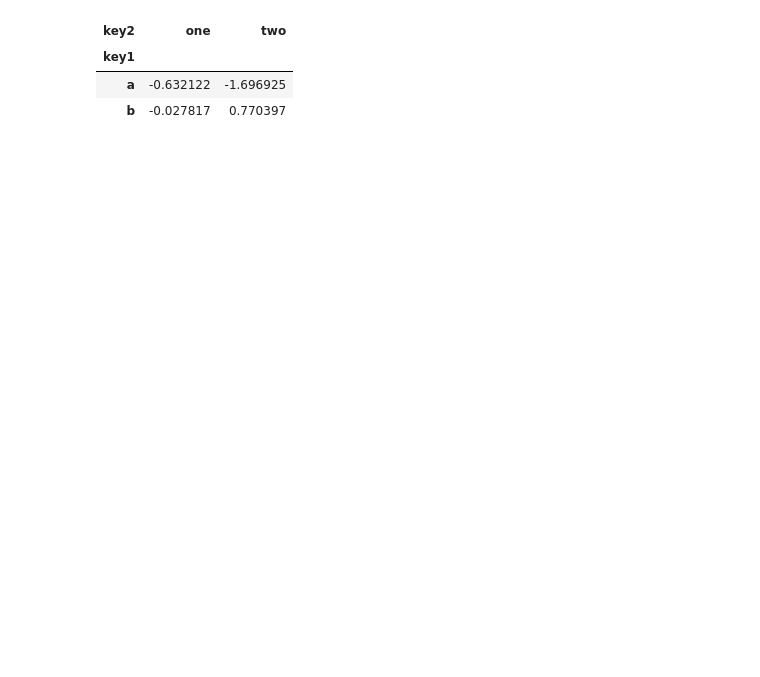
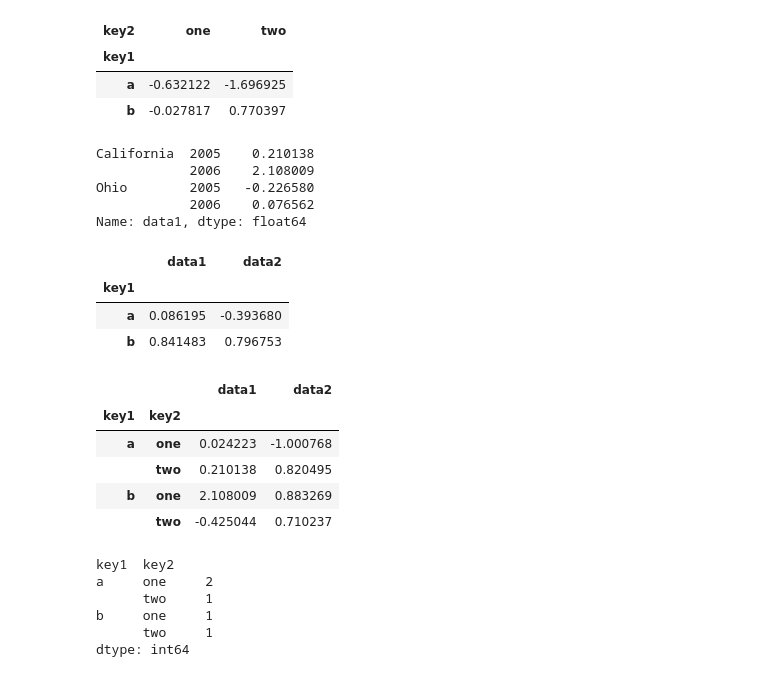
Before and after one commit to mengqi0315/python_for_data_analyst, a Jupyter notebook: My_python_for_data_analyst/char_10_1数据聚合和分组运算.ipynb, the cells around one changed output. Saved outputs shown, nothing was run; the diff lists cells and outputs as text; code cells hidden in the pictures; blank space fills up the shorter version.

Commit message:
xuemq add group by

```diff
--- a/My_python_for_data_analyst/char_10_1数据聚合和分组运算.ipynb
+++ b/My_python_for_data_analyst/char_10_1数据聚合和分组运算.ipynb
@@ -51,3 +51,41 @@ means.unstack()
 | key1 |  |  |
 | a | -0.632122 | -1.696925 |
 | b | -0.027817 | 0.770397 |
+# %%
+# 实际上，分组键可以是任何长度适当的数组
+states = np.array(['Ohio', 'California', 'California', 'Ohio', 'Ohio'])
+years = np.array([2005, 2005, 2006, 2005, 2006])
+df['data1'].groupby([states, years]).mean()
+# %% [output]
+California  2005    0.210138
+            2006    2.108009
+Ohio        2005   -0.226580
+            2006    0.076562
+Name: data1, dtype: float64
+# %%
+# 此外分组键还可以是列名
+df.groupby('key1').mean()   # 这个代码执行的时候，会自动忽略字符串格式的列，也叫做# 麻烦列
+# %% [output]
+|  | data1 | data2 |
+| key1 |  |  |
+| a | 0.086195 | -0.393680 |
+| b | 0.841483 | 0.796753 |
+# %%
+df.groupby(['key1','key2']).mean()
+# %% [output]
+|  |  | data1 | data2 |
+| key1 | key2 |  |  |
+| a | one | 0.024223 | -1.000768 |
+|  | two | 0.210138 | 0.820495 |
+| b | one | 2.108009 | 0.883269 |
+|  | two | -0.425044 | 0.710237 |
+# %%
+# groupby的size方法，他可以返回一个含有分组大小的size
+df.groupby(['key1','key2']).size()
+# %% [output]
+key1  key2
+a     one     2
+      two     1
+b     one     1
+      two     1
+dtype: int64
```
Also changed, not shown: parts of 11 cells of this notebook, 2 other files.
